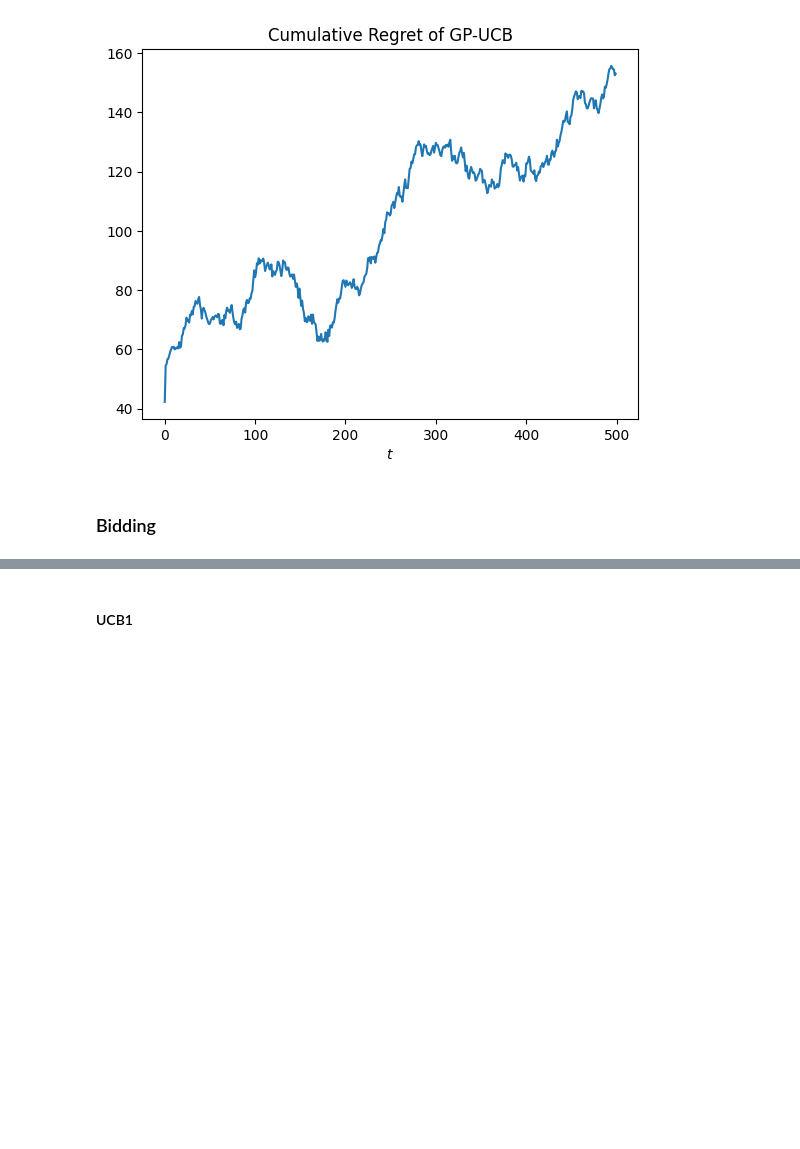
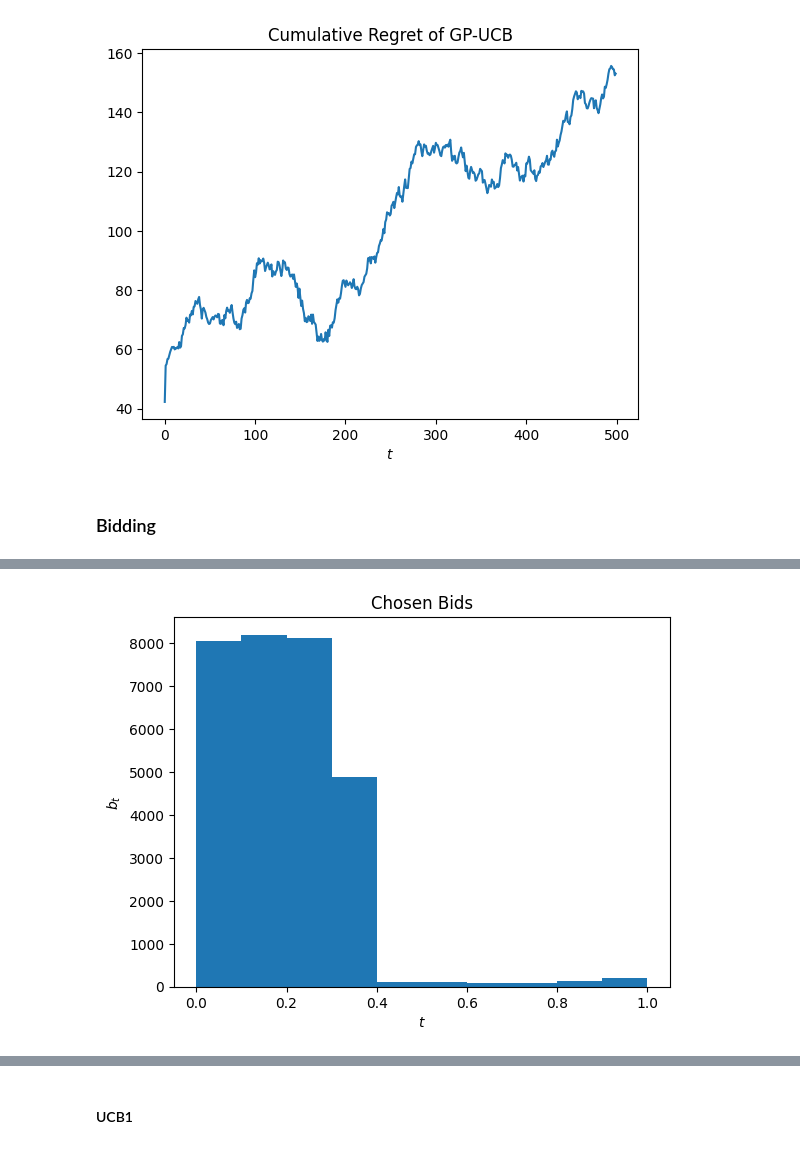
Before and after one commit to tommaso1giordano/OLAProject, a Jupyter notebook: project.ipynb, the cells around one changed output, grey strips where cells are left out. Drawn from its saved outputs; the diff is of its cells as text; code cells hidden in the pictures; blank space fills up the shorter version.

```diff
--- a/project.ipynb
+++ b/project.ipynb
@@ -290,0 +324,8 @@ plt.plot(agent_bids)
+# %%
+plt.hist(my_bids, bins=10)
+plt.xlabel('$t$')
+plt.ylabel('$b_t$')
+plt.title('Chosen Bids')
+plt.show()
+# %% [output]
+[figure, added]
```
Also changed, not shown: parts of 15 cells of this notebook.
